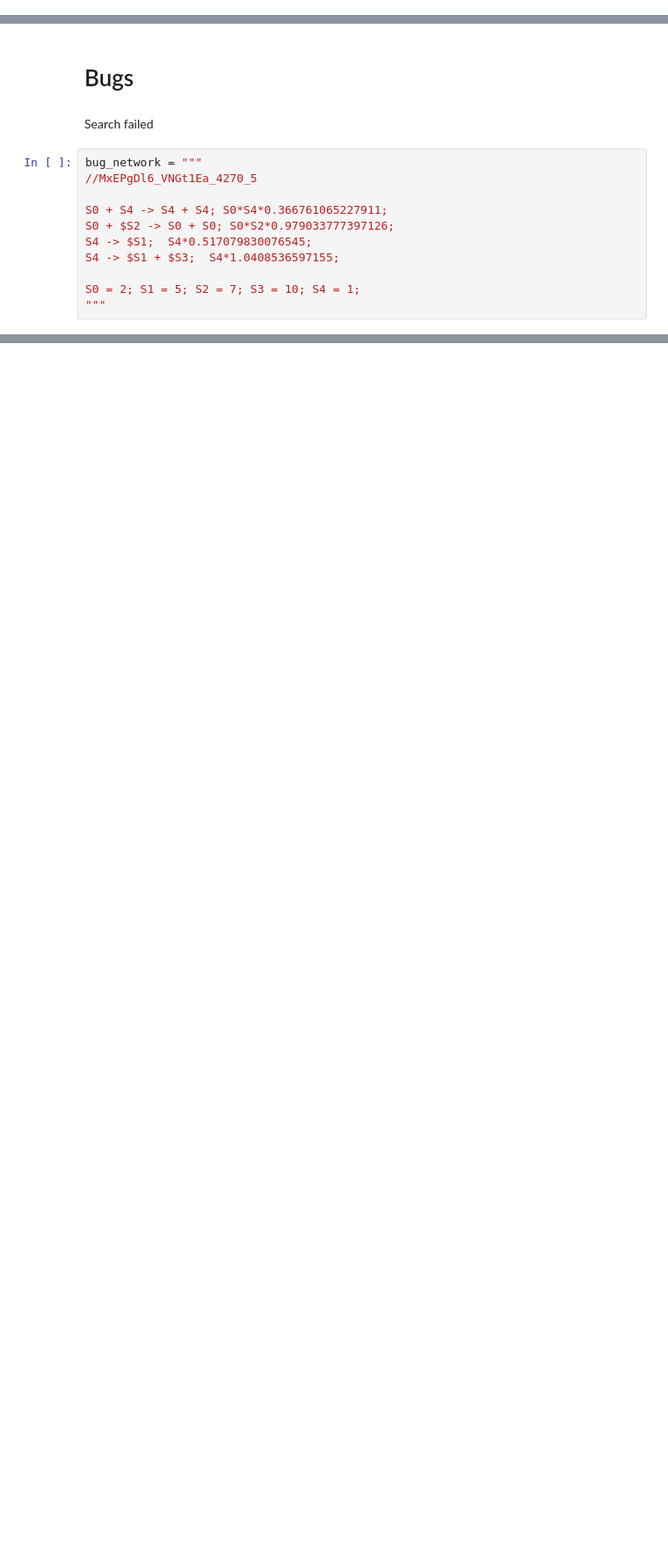
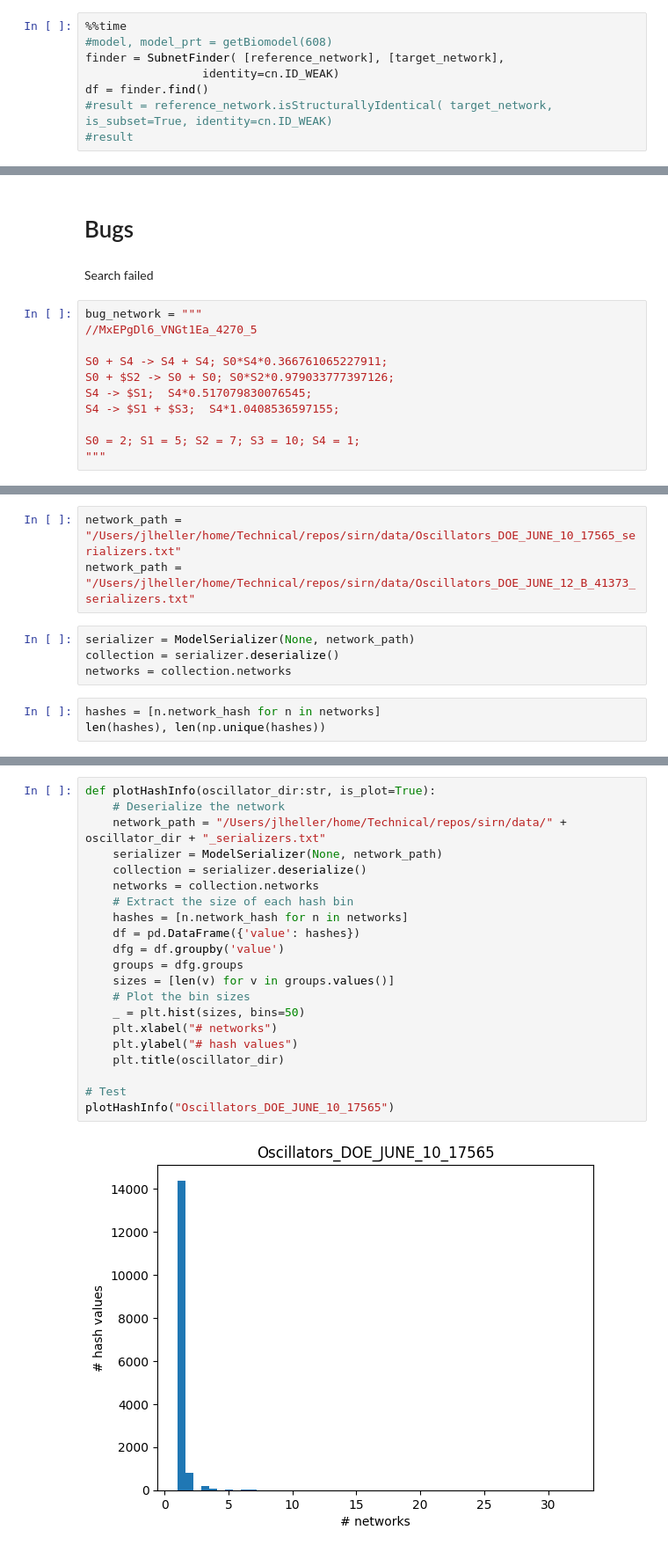
Before and after one commit to ModelEngineering/pySubnetSB, a Jupyter notebook: notebooks/explore_biomodels.ipynb, the cells around one changed output, grey strips where cells are left out. Shown: that part at 88% size. Drawn from its saved outputs; the diff is of its cells as text; blank space fills up the shorter version.

```diff
--- a/notebooks/explore_biomodels.ipynb
+++ b/notebooks/explore_biomodels.ipynb
@@ -219,0 +272,8 @@ rr.plot()
+# %%
+%%time
+#model, model_prt = getBiomodel(608)
+finder = SubnetFinder( [reference_network], [target_network],
+                 identity=cn.ID_WEAK)
+df = finder.find()
+#result = reference_network.isStructurallyIdentical( target_network, is_subset=True, identity=cn.ID_WEAK)
+#result
@@ -234,0 +381,10 @@ S0 = 2; S1 = 5; S2 = 7; S3 = 10; S4 = 1;
+# %%
+network_path = "/Users/jlheller/home/Technical/repos/sirn/data/Oscillators_DOE_JUNE_10_17565_serializers.txt"
+network_path = "/Users/jlheller/home/Technical/repos/sirn/data/Oscillators_DOE_JUNE_12_B_41373_serializers.txt"
+# %%
+serializer = ModelSerializer(None, network_path)
+collection = serializer.deserialize()
+networks = collection.networks
+# %%
+hashes = [n.network_hash for n in networks]
+len(hashes), len(np.unique(hashes))
@@ -234,0 +393,23 @@ S0 = 2; S1 = 5; S2 = 7; S3 = 10; S4 = 1;
+# %%
+def plotHashInfo(oscillator_dir:str, is_plot=True):
+    # Deserialize the network
+    network_path = "/Users/jlheller/home/Technical/repos/sirn/data/" + oscillator_dir + "_serializers.txt"
+    serializer = ModelSerializer(None, network_path)
+    collection = serializer.deserialize()
+    networks = collection.networks
+    # Extract the size of each hash bin
+    hashes = [n.network_hash for n in networks]
+    df = pd.DataFrame({'value': hashes})
+    dfg = df.groupby('value')
+    groups = dfg.groups
+    sizes = [len(v) for v in groups.values()]
+    # Plot the bin sizes
+    _ = plt.hist(sizes, bins=50)
+    plt.xlabel("# networks")
+    plt.ylabel("# hash values")
+    plt.title(oscillator_dir)
+
+# Test
+plotHashInfo("Oscillators_DOE_JUNE_10_17565")
+# %% [output]
+[figure, added]
```
Also changed, not shown: parts of 33 cells of this notebook, 12 other files.
